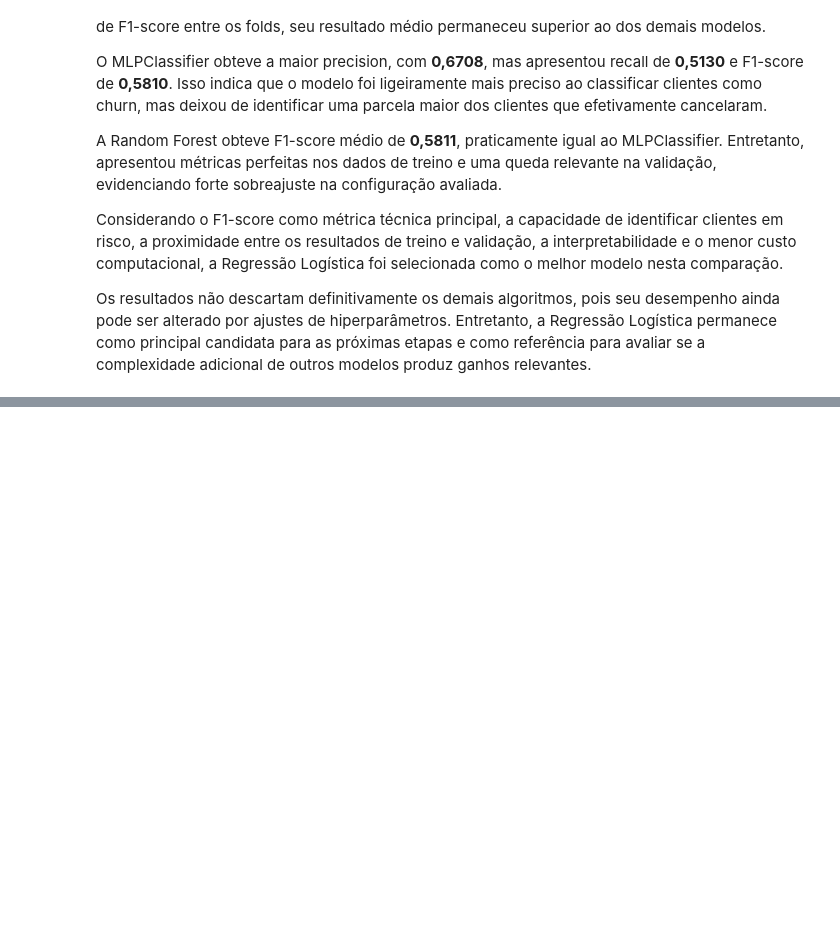
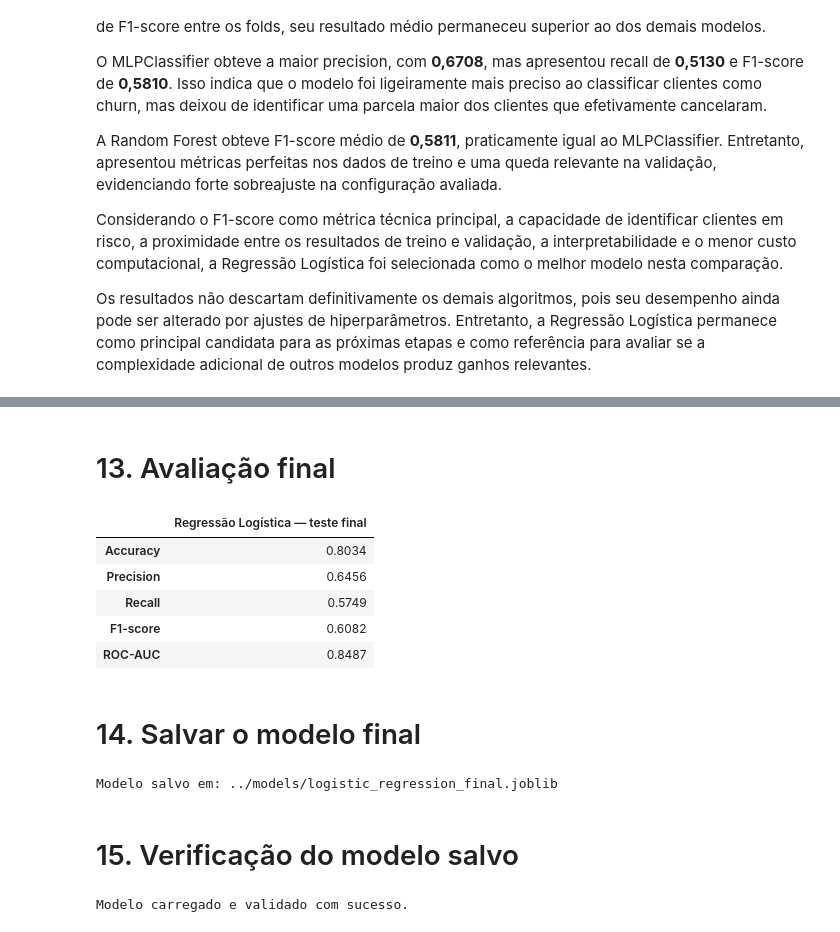
Before and after one commit to alinepmarcondes/TechChallenge1, a Jupyter notebook: notebooks/05_cross_validation.ipynb, the cells around one changed output, grey strips where cells are left out. Drawn from its saved outputs; the diff is of its cells as text; code cells hidden in the pictures; blank space fills up the shorter version.

```diff
--- a/notebooks/05_cross_validation.ipynb
+++ b/notebooks/05_cross_validation.ipynb
@@ -443,0 +504,4 @@ modelos produz ganhos relevantes.
+# %%
+final_model = models["Regressão Logística"]
+
+final_model.fit(X_train, y_train)
@@ -443,0 +526,34 @@ modelos produz ganhos relevantes.
+# %% [markdown]
+# 13. Avaliação final
+# %%
+y_test_pred = final_model.predict(X_test)
+y_test_proba = final_model.predict_proba(X_test)[:, 1]
+
+final_test_metrics = pd.Series({
+    "Accuracy": accuracy_score(y_test, y_test_pred),
+    "Precision": precision_score(
+        y_test,
+        y_test_pred,
+        zero_division=0,
+    ),
+    "Recall": recall_score(
+        y_test,
+        y_test_pred,
+        zero_division=0,
+    ),
+    "F1-score": f1_score(
+        y_test,
+        y_test_pred,
+        zero_division=0,
+    ),
+    "ROC-AUC": roc_auc_score(y_test, y_test_proba),
+}, name="Regressão Logística — teste final")
+
+display(final_test_metrics.to_frame().style.format("{:.4f}"))
+# %% [output]
+|  | Regressão Logística — teste final |
+| Accuracy | 0.8034 |
+| Precision | 0.6456 |
+| Recall | 0.5749 |
+| F1-score | 0.6082 |
+| ROC-AUC | 0.8487 |
@@ -443,0 +565,25 @@ modelos produz ganhos relevantes.
+# %% [markdown]
+# 14. Salvar o modelo final
+# %%
+MODELS_DIR = Path("../models")
+MODELS_DIR.mkdir(parents=True, exist_ok=True)
+
+MODEL_PATH = MODELS_DIR / "logistic_regression_final.joblib"
+
+joblib.dump(final_model, MODEL_PATH)
+
+print(f"Modelo salvo em: {MODEL_PATH}")
+# %% [output]
+Modelo salvo em: ../models/logistic_regression_final.joblib
+# %% [markdown]
+# 15. Verificação do modelo salvo
+# %%
+loaded_model = joblib.load(MODEL_PATH)
+
+loaded_predictions = loaded_model.predict(X_test)
+
+assert (loaded_predictions == y_test_pred).all()
+
+print("Modelo carregado e validado com sucesso.")
+# %% [output]
+Modelo carregado e validado com sucesso.
```
Also changed, not shown: parts of 8 cells of this notebook.
